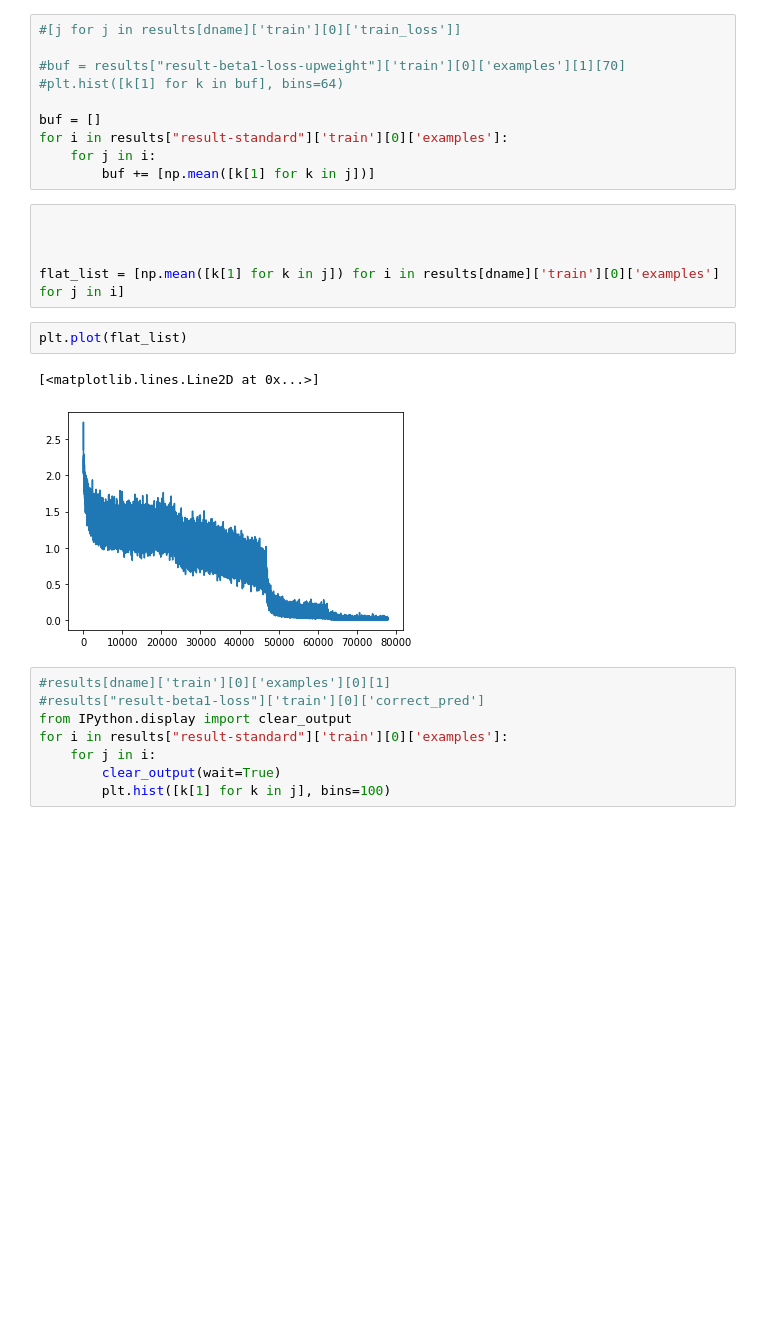
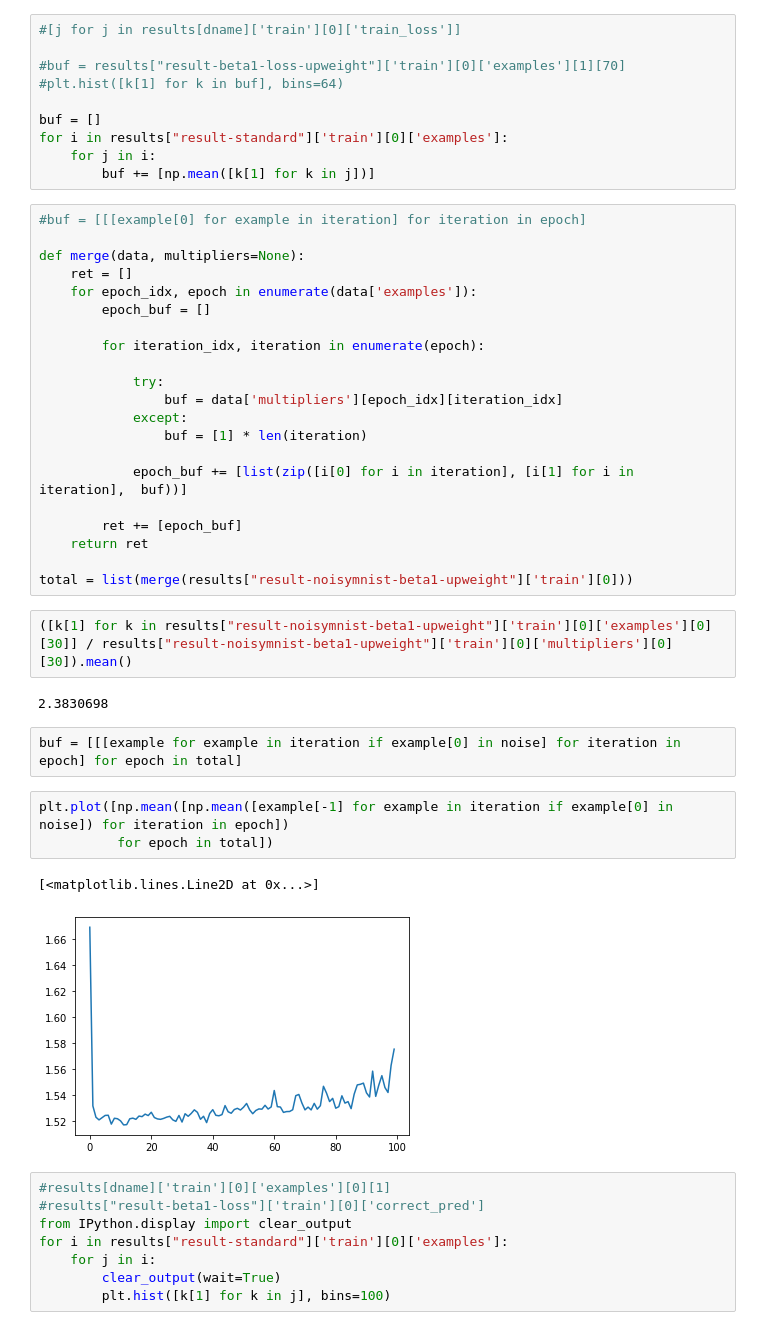
Before and after one commit to TengHu/TrainingDynamics, a Jupyter notebook: notebooks/SB.ipynb, the cells around one changed output. Drawn from its saved outputs; the diff is of its cells as text; blank space fills up the shorter version.

```diff
--- a/notebooks/SB.ipynb
+++ b/notebooks/SB.ipynb
@@ -88,16 +109,39 @@ buf = []
 for i in results["result-standard"]['train'][0]['examples']:
     for j in i:
         buf += [np.mean([k[1] for k in j])]
-# %%
-
-
-
-flat_list = [np.mean([k[1] for k in j]) for i in results[dname]['train'][0]['examples'] for j in i]
-# %%
-plt.plot(flat_list)
-# %% [output]
-[<matplotlib.lines.Line2D at 0x...>]
-[figure, removed]
+# %%
+#buf = [[[example[0] for example in iteration] for iteration in epoch]
+
+def merge(data, multipliers=None):
+    ret = []
+    for epoch_idx, epoch in enumerate(data['examples']):
+        epoch_buf = []
+
+        for iteration_idx, iteration in enumerate(epoch):
+
+            try:
+                buf = data['multipliers'][epoch_idx][iteration_idx]
+            except:
+                buf = [1] * len(iteration)
+
+            epoch_buf += [list(zip([i[0] for i in iteration], [i[1] for i in iteration],  buf))]
+
+        ret += [epoch_buf]
+    return ret
+
+total = list(merge(results["result-noisymnist-beta1-upweight"]['train'][0]))
+# %%
+([k[1] for k in results["result-noisymnist-beta1-upweight"]['train'][0]['examples'][0][30]] / results["result-noisymnist-beta1-upweight"]['train'][0]['multipliers'][0][30]).mean()
+# %% [output]
+2.3830698
+# %%
+buf = [[[example for example in iteration if example[0] in noise] for iteration in epoch] for epoch in total]
+# %%
+plt.plot([np.mean([np.mean([example[-1] for example in iteration if example[0] in noise]) for iteration in epoch])
+          for epoch in total])
+# %% [output]
+[<matplotlib.lines.Line2D at 0x...>]
+[figure, added]
 # %%
 #results[dname]['train'][0]['examples'][0][1]
 #results["result-beta1-loss"]['train'][0]['correct_pred']
```
Also changed, not shown: parts of 8 cells of this notebook.
